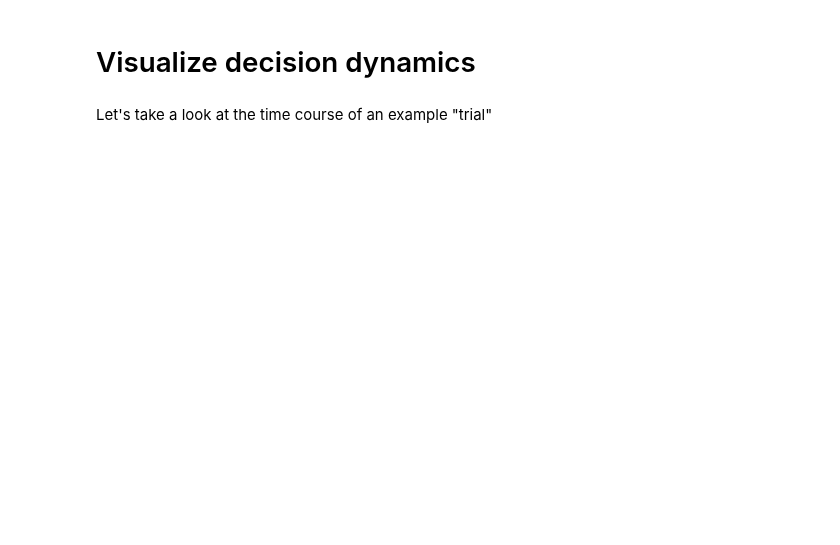
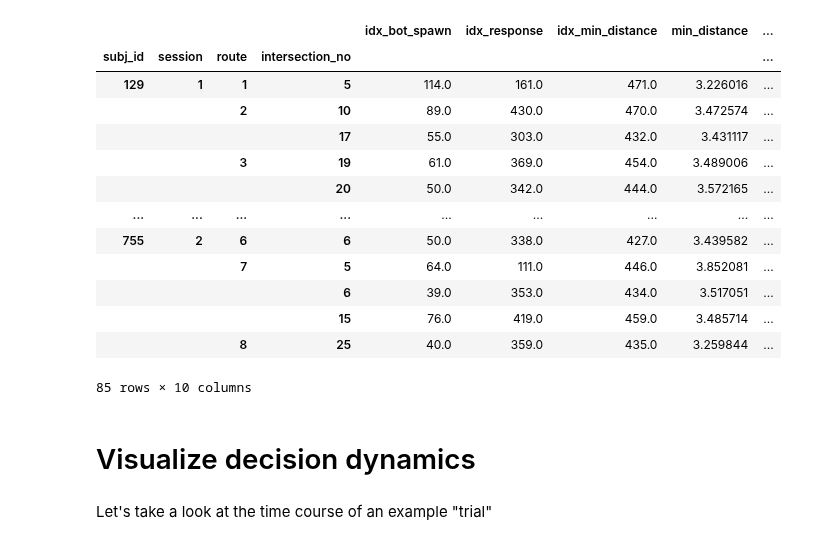
Before and after one commit to cherepaha/evidence_accumulation_in_gap_acceptance, a Jupyter notebook: data_and_model_analysis/data_overview.ipynb, the cells around one changed output. Cells and saved outputs as stored; diff of their text form; code cells hidden in the pictures; blank space fills up the shorter version.

```diff
--- a/data_and_model_analysis/data_overview.ipynb
+++ b/data_and_model_analysis/data_overview.ipynb
@@ -18,3 +31,21 @@ The autoreload extension is already loaded. To reload it, use:
+# %%
+condition = {'tta': 4.0, 'd': 90.0}
+subj_data[((subj_data.tta_condition==condition['tta']) & (subj_data.d_condition==condition['d']))]
+# %% [output]
+|  |  |  |  | idx_bot_spawn | idx_response | idx_min_distance | min_distance | ... |
+| subj_id | session | route | intersection_no |  |  |  |  | ... |
+| 129 | 1 | 1 | 5 | 114.0 | 161.0 | 471.0 | 3.226016 | ... |
+|  |  | 2 | 10 | 89.0 | 430.0 | 470.0 | 3.472574 | ... |
+|  |  |  | 17 | 55.0 | 303.0 | 432.0 | 3.431117 | ... |
+|  |  | 3 | 19 | 61.0 | 369.0 | 454.0 | 3.489006 | ... |
+|  |  |  | 20 | 50.0 | 342.0 | 444.0 | 3.572165 | ... |
+| ... | ... | ... | ... | ... | ... | ... | ... | ... |
+| 755 | 2 | 6 | 6 | 50.0 | 338.0 | 427.0 | 3.439582 | ... |
+|  |  | 7 | 5 | 64.0 | 111.0 | 446.0 | 3.852081 | ... |
+|  |  |  | 6 | 39.0 | 353.0 | 434.0 | 3.517051 | ... |
+|  |  |  | 15 | 76.0 | 419.0 | 459.0 | 3.485714 | ... |
+|  |  | 8 | 25 | 40.0 | 359.0 | 435.0 | 3.259844 | ... |
+85 rows × 10 columns
 # %% [markdown]
 # Visualize decision dynamics
 # %%
```
Also changed, not shown: parts of 4 cells of this notebook, 49 other files.
